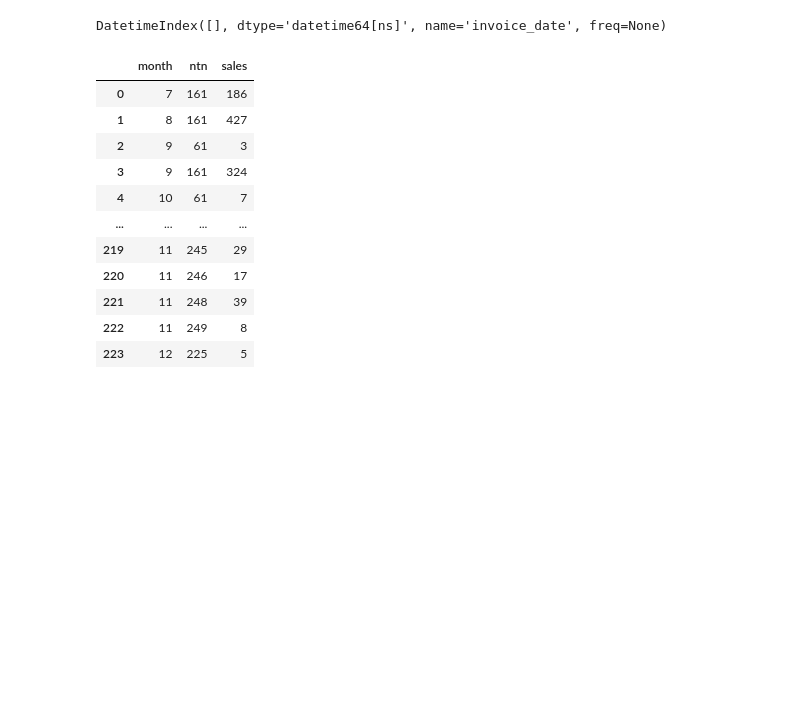
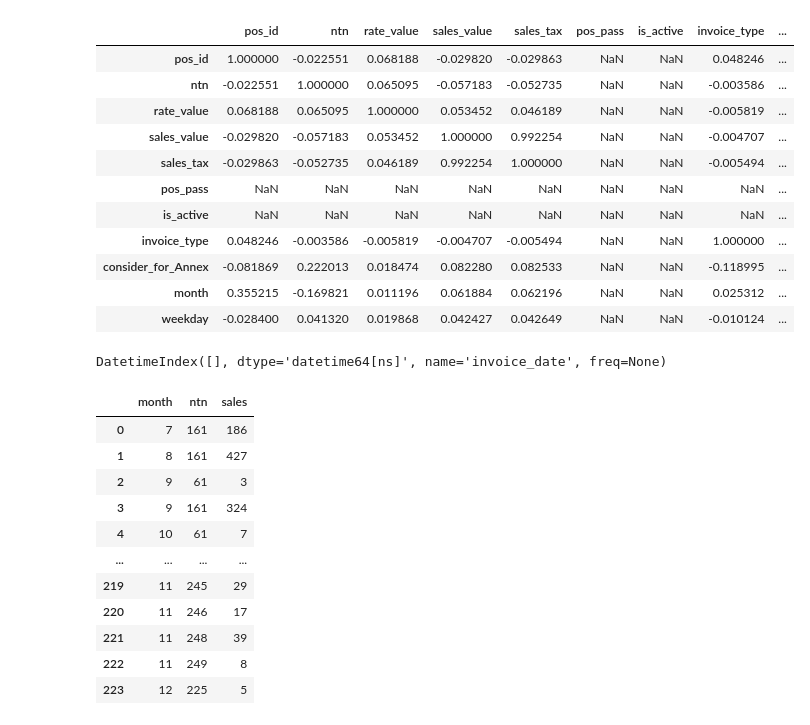
Before and after one commit to mohib988/ml-project, a Jupyter notebook: Detection.ipynb, the cells around one changed output. Saved outputs shown, nothing was run; the diff lists cells and outputs as text; code cells hidden in the pictures; blank space fills up the shorter version.

```diff
--- a/Detection.ipynb
+++ b/Detection.ipynb
@@ -44,3 +142,18 @@ df.describe()
+# %%
+df.corr(method ='pearson')
+# %% [output]
+|  | pos_id | ntn | rate_value | sales_value | sales_tax | pos_pass | is_active | invoice_type | ... |
+| pos_id | 1.000000 | -0.022551 | 0.068188 | -0.029820 | -0.029863 | NaN | NaN | 0.048246 | ... |
+| ntn | -0.022551 | 1.000000 | 0.065095 | -0.057183 | -0.052735 | NaN | NaN | -0.003586 | ... |
+| rate_value | 0.068188 | 0.065095 | 1.000000 | 0.053452 | 0.046189 | NaN | NaN | -0.005819 | ... |
+| sales_value | -0.029820 | -0.057183 | 0.053452 | 1.000000 | 0.992254 | NaN | NaN | -0.004707 | ... |
+| sales_tax | -0.029863 | -0.052735 | 0.046189 | 0.992254 | 1.000000 | NaN | NaN | -0.005494 | ... |
+| pos_pass | NaN | NaN | NaN | NaN | NaN | NaN | NaN | NaN | ... |
+| is_active | NaN | NaN | NaN | NaN | NaN | NaN | NaN | NaN | ... |
+| invoice_type | 0.048246 | -0.003586 | -0.005819 | -0.004707 | -0.005494 | NaN | NaN | 1.000000 | ... |
+| consider_for_Annex | -0.081869 | 0.222013 | 0.018474 | 0.082280 | 0.082533 | NaN | NaN | -0.118995 | ... |
+| month | 0.355215 | -0.169821 | 0.011196 | 0.061884 | 0.062196 | NaN | NaN | 0.025312 | ... |
+| weekday | -0.028400 | 0.041320 | 0.019868 | 0.042427 | 0.042649 | NaN | NaN | -0.010124 | ... |
 # %%
 # total null values for consumer
 print(df.consumer_name.isna().sum())
```
Also changed, not shown: parts of 98 cells of this notebook.
